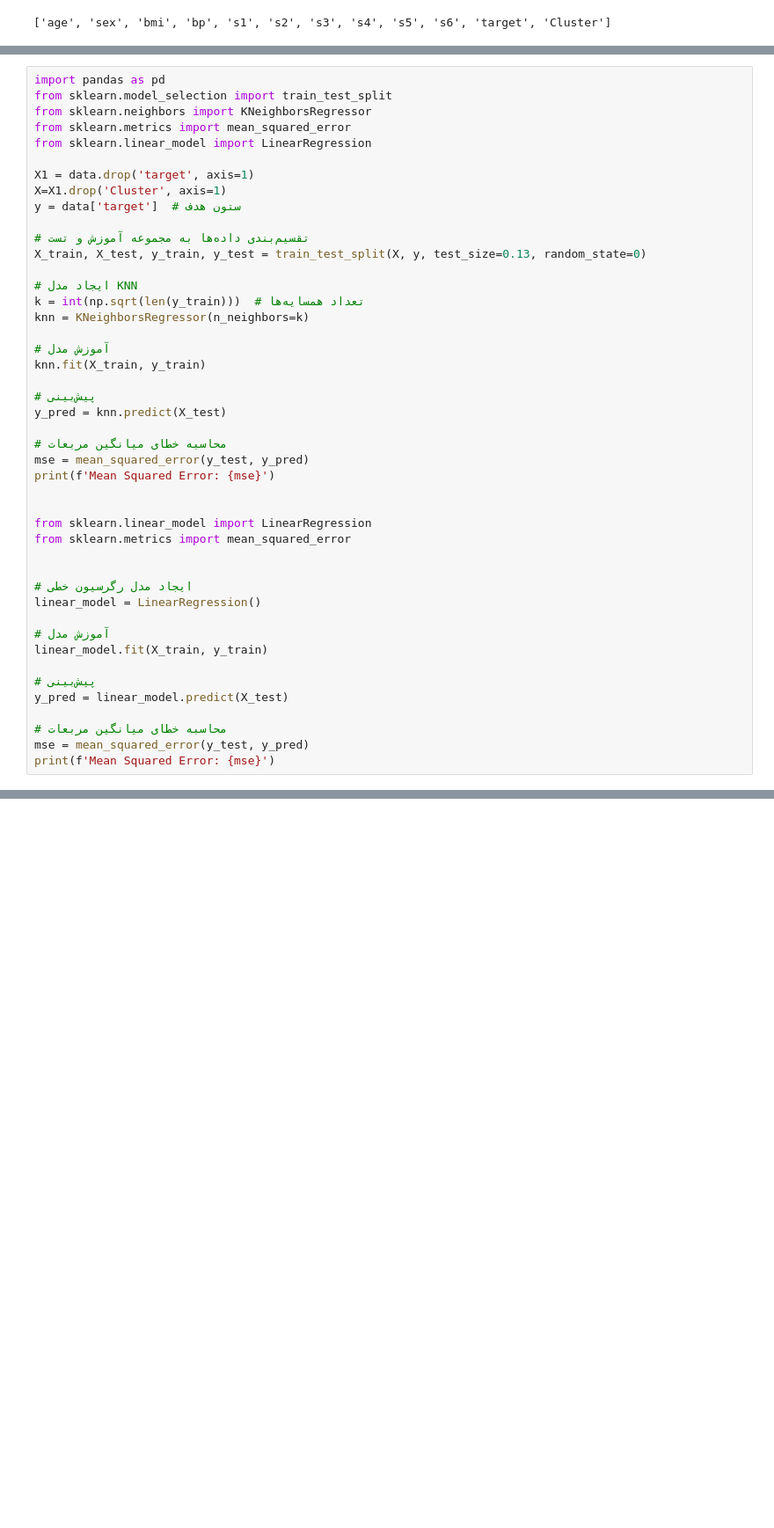
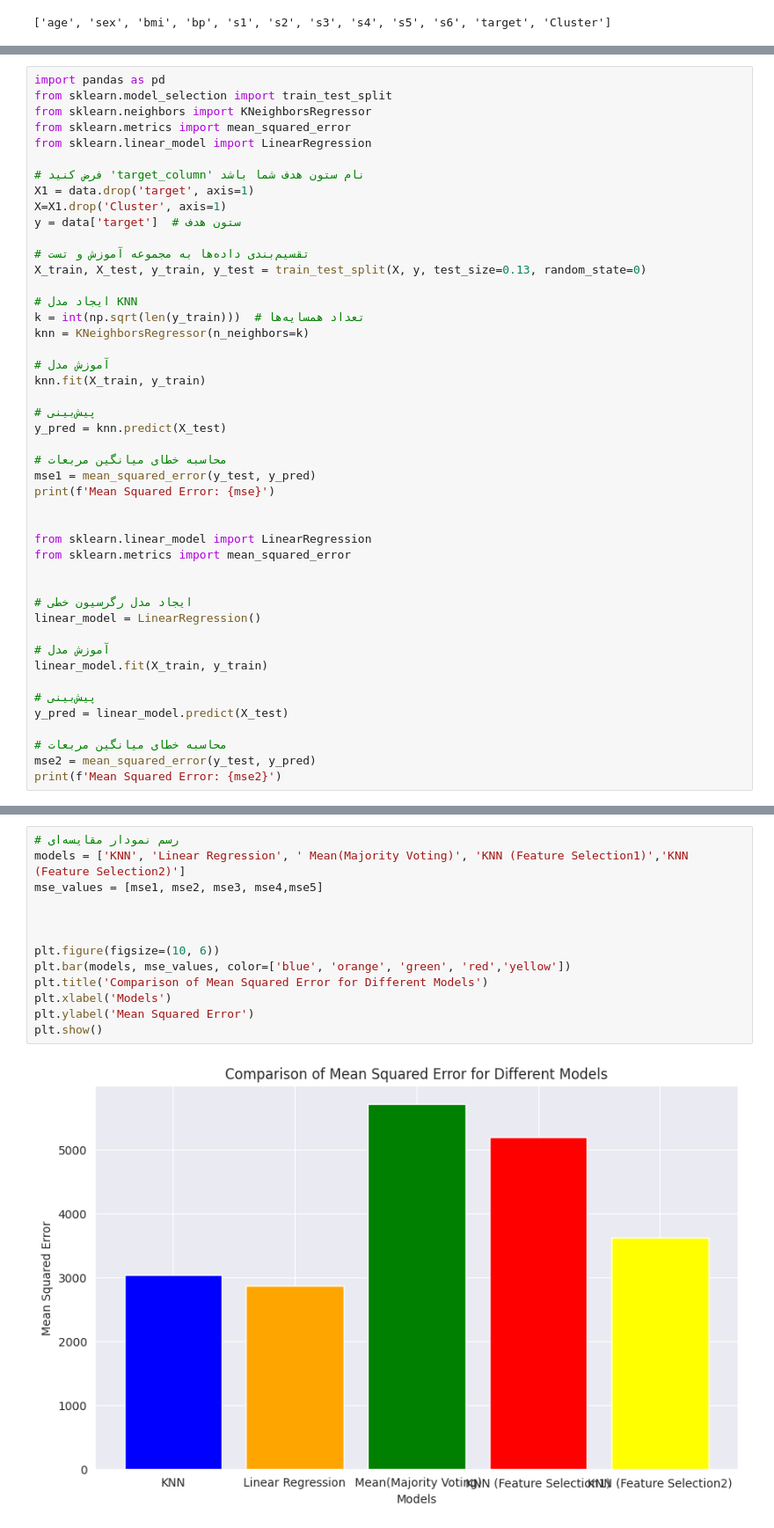
Before and after one commit to AzamChatrAzar/neumerical-datasets, a Jupyter notebook: deiabet1.ipynb, the cells around one changed output, grey strips where cells are left out. Shown at 88% size. Drawn from its saved outputs; the diff is of its cells as text; blank space fills up the shorter version.

```diff
--- a/deiabet1.ipynb
+++ b/deiabet1.ipynb
@@ -178,6 +180,7 @@ from sklearn.neighbors import KNeighborsRegressor
 from sklearn.metrics import mean_squared_error
 from sklearn.linear_model import LinearRegression
 
+# فرض کنید 'target_column' نام ستون هدف شما باشد
 X1 = data.drop('target', axis=1)
 X=X1.drop('Cluster', axis=1)
 y = data['target']  # ستون هدف
@@ -196,7 +199,7 @@ knn.fit(X_train, y_train)
 y_pred = knn.predict(X_test)
 
 # محاسبه خطای میانگین مربعات
-mse = mean_squared_error(y_test, y_pred)
+mse1 = mean_squared_error(y_test, y_pred)
 print(f'Mean Squared Error: {mse}')
 
 
@@ -214,6 +217,6 @@ linear_model.fit(X_train, y_train)
 y_pred = linear_model.predict(X_test)
 
 # محاسبه خطای میانگین مربعات
-mse = mean_squared_error(y_test, y_pred)
-print(f'Mean Squared Error: {mse}')
+mse2 = mean_squared_error(y_test, y_pred)
+print(f'Mean Squared Error: {mse2}')
 # %% [output]
@@ -221,0 +629,15 @@ Mean Squared Error: 2863.4579020153615
+# %%
+# رسم نمودار مقایسه‌ای
+models = ['KNN', 'Linear Regression', ' Mean(Majority Voting)', 'KNN (Feature Selection1)','KNN (Feature Selection2)']
+mse_values = [mse1, mse2, mse3, mse4,mse5]
+
+
+
+plt.figure(figsize=(10, 6))
+plt.bar(models, mse_values, color=['blue', 'orange', 'green', 'red','yellow'])
+plt.title('Comparison of Mean Squared Error for Different Models')
+plt.xlabel('Models')
+plt.ylabel('Mean Squared Error')
+plt.show()
+# %% [output]
+[figure, added]
```
Also changed, not shown: parts of 9 cells of this notebook.
